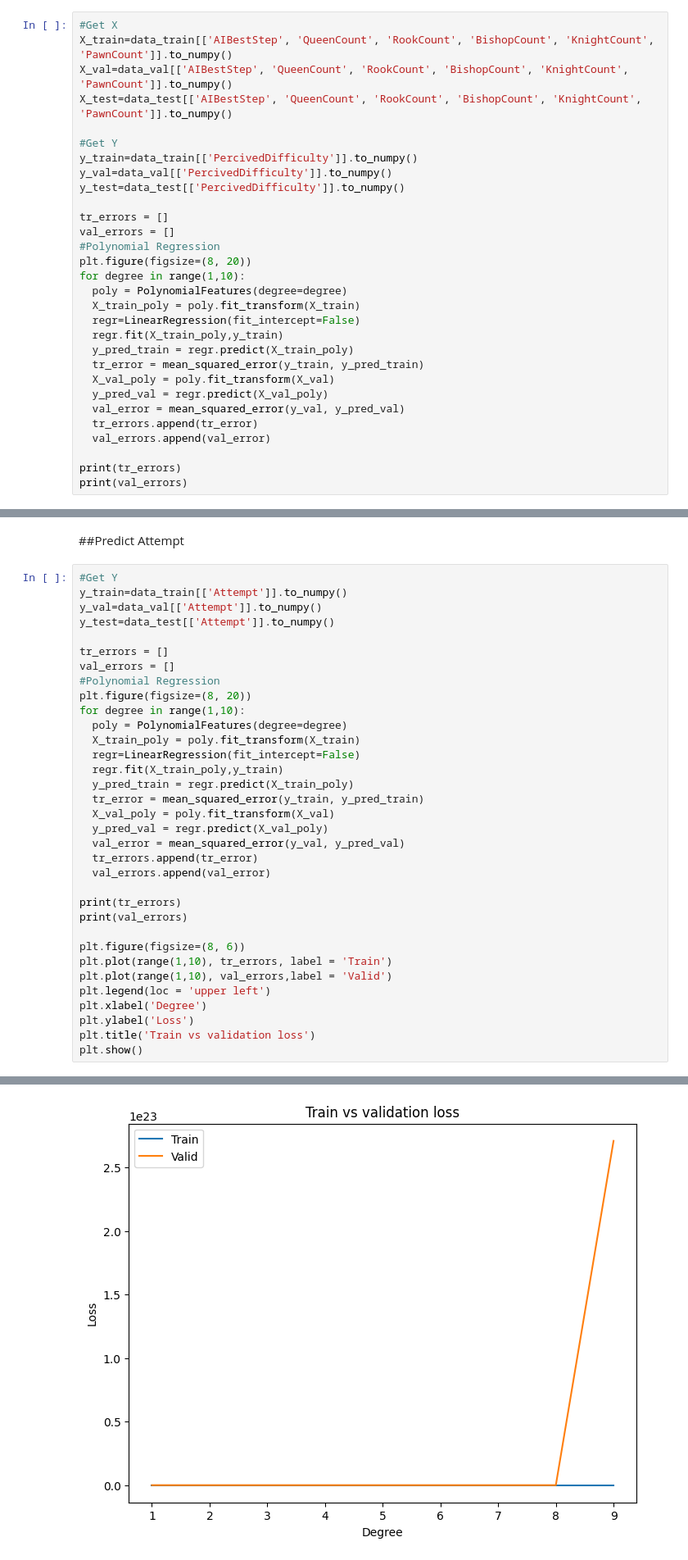
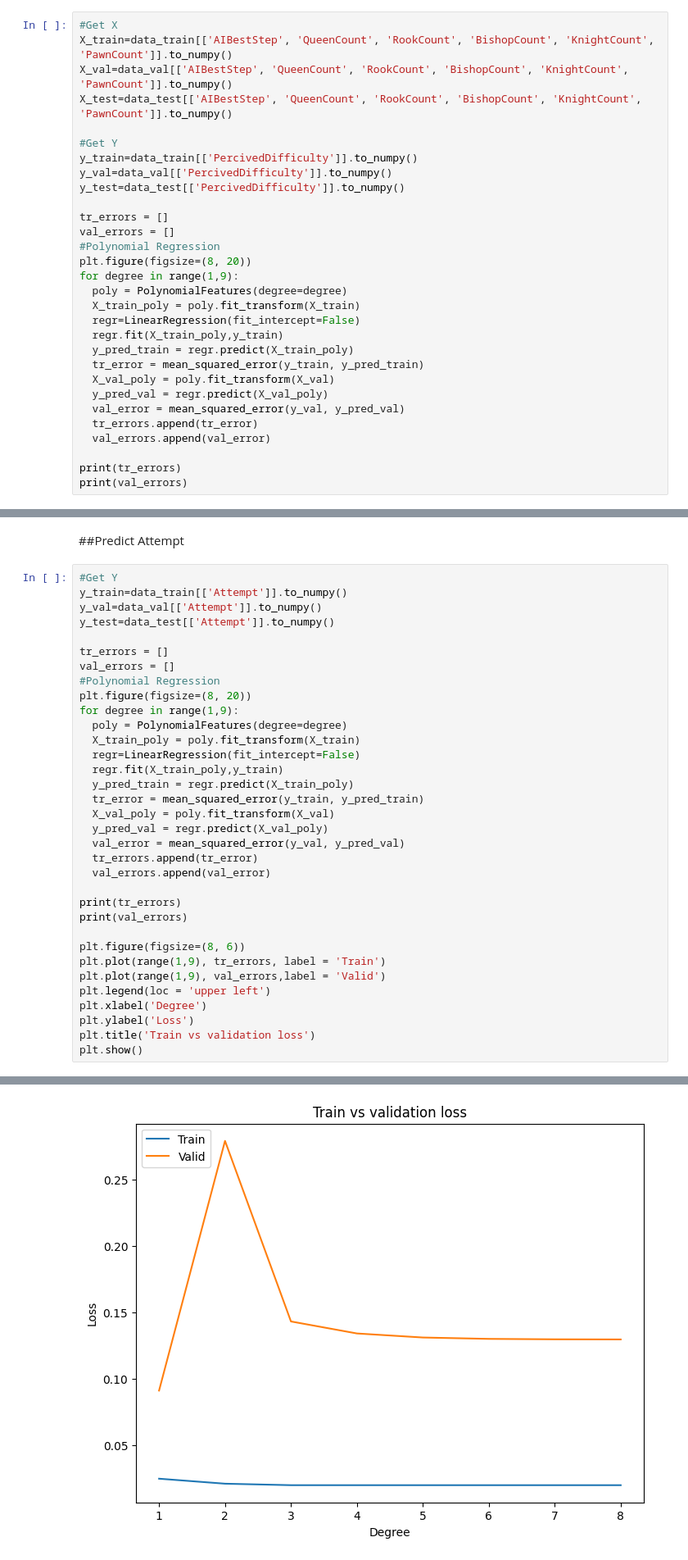
Before and after one commit to LingPeiYu/AaltoThesisDataAnalysis, a Jupyter notebook: AaltoThesisDataAnalysis.ipynb, the cells around one changed output, grey strips where cells are left out. Shown at 82% size. Cells and saved outputs as stored; diff of their text form.

```diff
--- a/AaltoThesisDataAnalysis.ipynb
+++ b/AaltoThesisDataAnalysis.ipynb
@@ -121,7 +121,7 @@ tr_errors = []
 val_errors = []
 #Polynomial Regression
 plt.figure(figsize=(8, 20))
-for degree in range(1,10):
+for degree in range(1,9):
   poly = PolynomialFeatures(degree=degree)
   X_train_poly = poly.fit_transform(X_train)
   regr=LinearRegression(fit_intercept=False)
@@ -183,7 +183,7 @@ tr_errors = []
 val_errors = []
 #Polynomial Regression
 plt.figure(figsize=(8, 20))
-for degree in range(1,10):
+for degree in range(1,9):
   poly = PolynomialFeatures(degree=degree)
   X_train_poly = poly.fit_transform(X_train)
   regr=LinearRegression(fit_intercept=False)
@@ -200,8 +200,8 @@ print(tr_errors)
 print(val_errors)
 
 plt.figure(figsize=(8, 6))
-plt.plot(range(1,10), tr_errors, label = 'Train')
-plt.plot(range(1,10), val_errors,label = 'Valid')
+plt.plot(range(1,9), tr_errors, label = 'Train')
+plt.plot(range(1,9), val_errors,label = 'Valid')
 plt.legend(loc = 'upper left')
 plt.xlabel('Degree')
 plt.ylabel('Loss')
@@ -213,5 +213,5 @@ plt.show()
 <Figure size 800x2000 with 0 Axes>
-[figure, old version]
+[figure, new version]
 # %%
 poly = PolynomialFeatures(degree=1)
 X_train_poly = poly.fit_transform(X_train)
```
Also changed, not shown: parts of 6 cells of this notebook.
